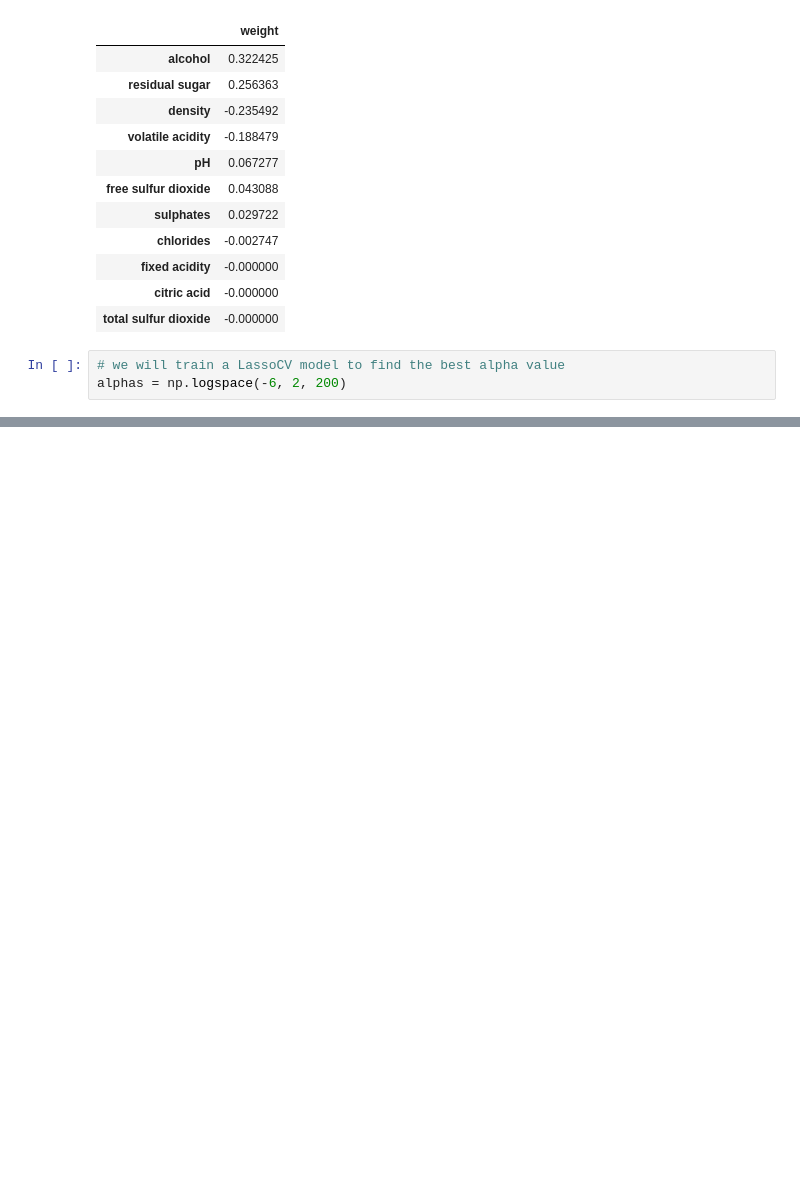
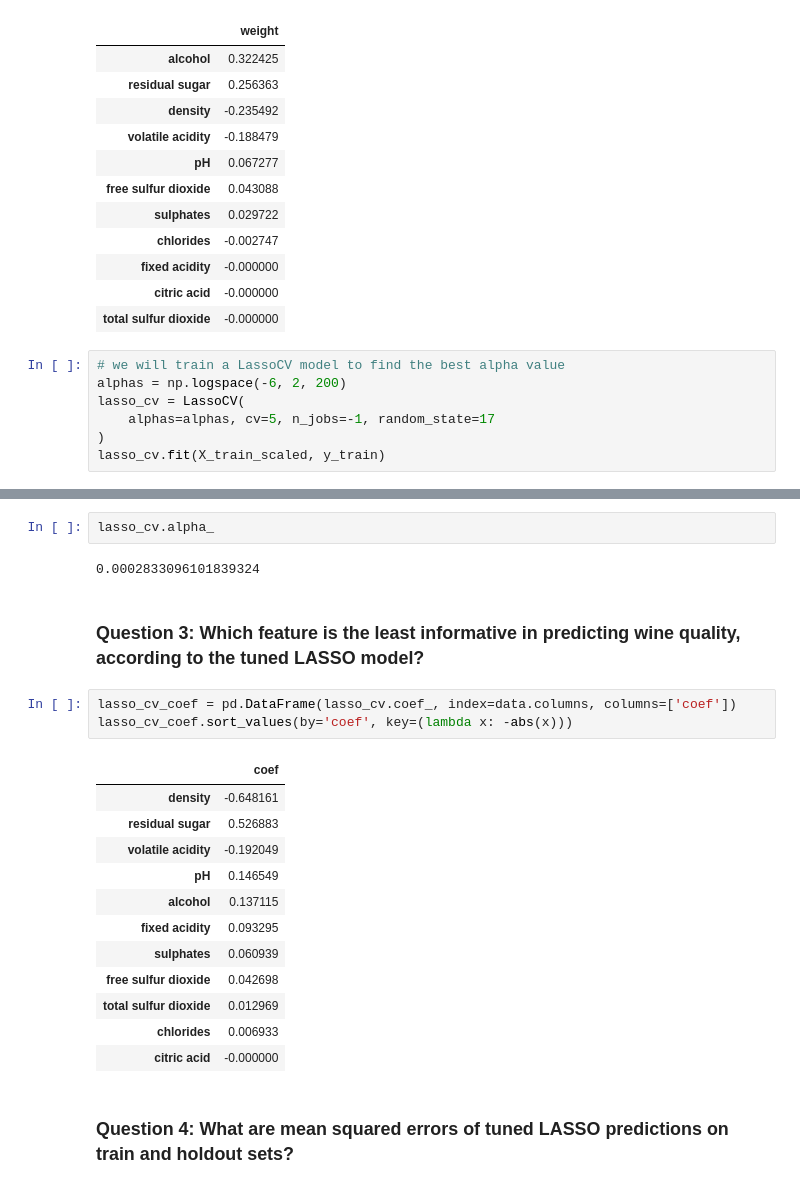
Before and after one commit to anamillen/mlcourse.ai-solutions, a Jupyter notebook: Assignment #4.ipynb, the cells around one changed output, grey strips where cells are left out. Cells and saved outputs as stored; diff of their text form; blank space fills up the shorter version.

```diff
--- a/Assignment #4.ipynb
+++ b/Assignment #4.ipynb
@@ -131,3 +135,7 @@ lasso1_coef.sort_values(by='weight', key=(lambda x: -abs(x)))
 # %%
 # we will train a LassoCV model to find the best alpha value
 alphas = np.logspace(-6, 2, 200)
+lasso_cv = LassoCV(
+    alphas=alphas, cv=5, n_jobs=-1, random_state=17
+)
+lasso_cv.fit(X_train_scaled, y_train)
@@ -133,0 +156,24 @@ alphas = np.logspace(-6, 2, 200)
+# %%
+lasso_cv.alpha_
+# %% [output]
+0.0002833096101839324
+# %% [markdown]
+### Question 3: Which feature is the least informative in predicting wine quality, according to the tuned LASSO model?
+# %%
+lasso_cv_coef = pd.DataFrame(lasso_cv.coef_, index=data.columns, columns=['coef'])
+lasso_cv_coef.sort_values(by='coef', key=(lambda x: -abs(x)))
+# %% [output]
+|  | coef |
+| density | -0.648161 |
+| residual sugar | 0.526883 |
+| volatile acidity | -0.192049 |
+| pH | 0.146549 |
+| alcohol | 0.137115 |
+| fixed acidity | 0.093295 |
+| sulphates | 0.060939 |
+| free sulfur dioxide | 0.042698 |
+| total sulfur dioxide | 0.012969 |
+| chlorides | 0.006933 |
+| citric acid | -0.000000 |
+# %% [markdown]
+### Question 4: What are mean squared errors of tuned LASSO predictions on train and holdout sets?
```
Also changed, not shown: parts of 20 cells of this notebook.
